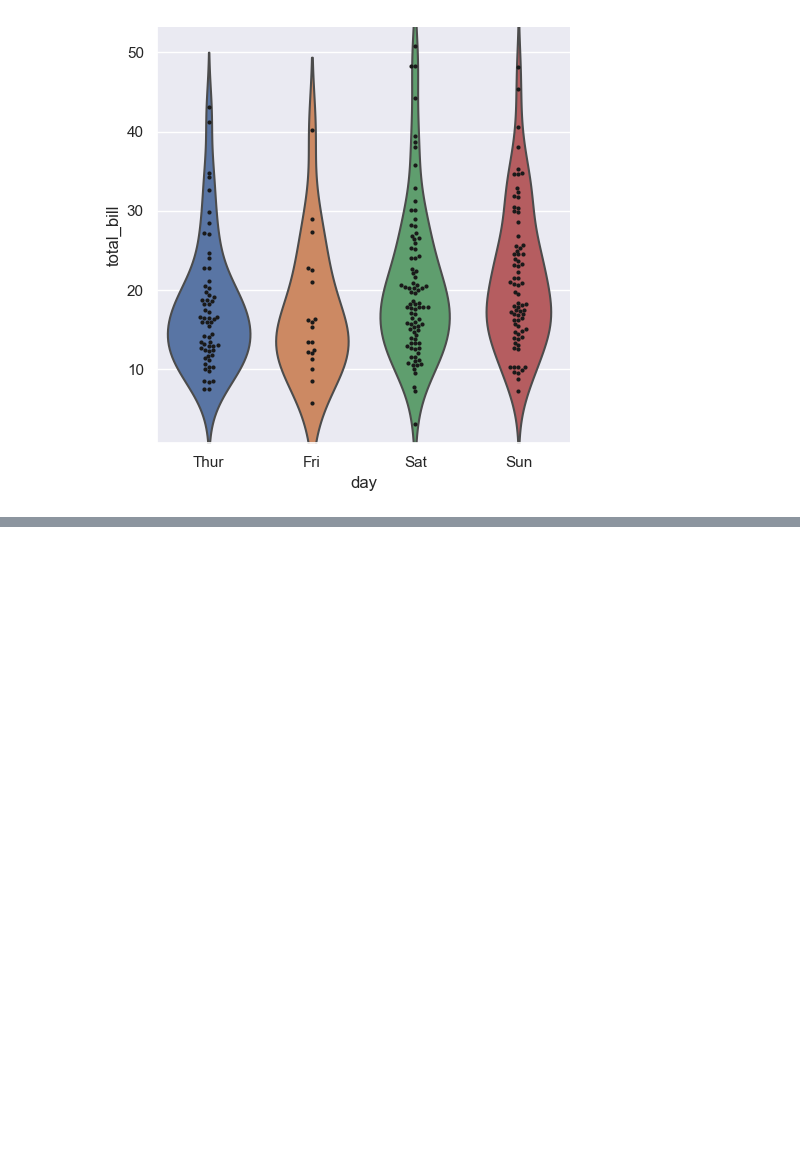
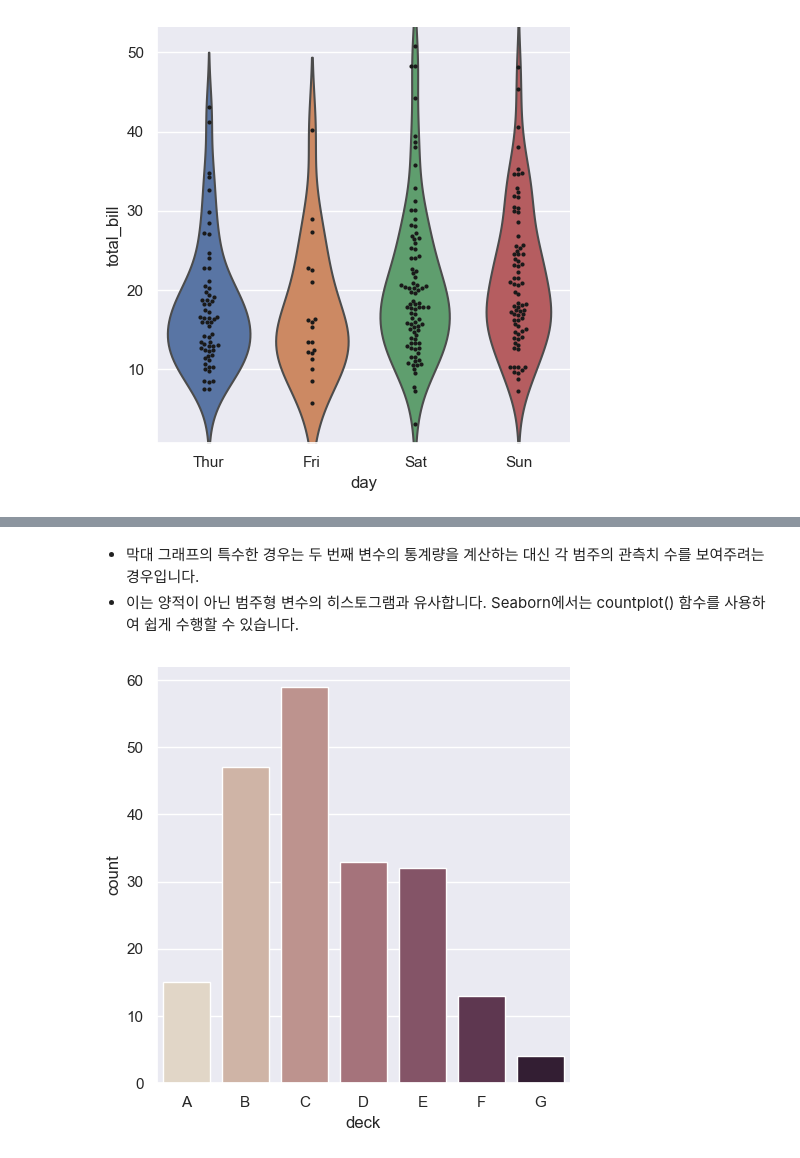
Before and after one commit to kinghy00/Seaborn-Tutorial, a Jupyter notebook: Visualizing_categorical_data.ipynb, the cells around one changed output, grey strips where cells are left out. Cells and saved outputs as stored; diff of their text form; code cells hidden in the pictures; blank space fills up the shorter version.

```diff
--- a/Visualizing_categorical_data.ipynb
+++ b/Visualizing_categorical_data.ipynb
@@ -209,0 +237,7 @@ sns.swarmplot(data=tips, x="day", y="total_bill", color="k", size=3, ax=g.ax);
+# %% [markdown]
+- 막대 그래프의 특수한 경우는 두 번째 변수의 통계량을 계산하는 대신 각 범주의 관측치 수를 보여주려는 경우입니다.
+- 이는 양적이 아닌 범주형 변수의 히스토그램과 유사합니다. Seaborn에서는 countplot() 함수를 사용하여 쉽게 수행할 수 있습니다.
+# %%
+sns.catplot(data=titanic, x="deck", kind="count", palette="ch:.25");
+# %% [output]
+[figure, added]
```
Also changed, not shown: parts of 21 cells of this notebook.
